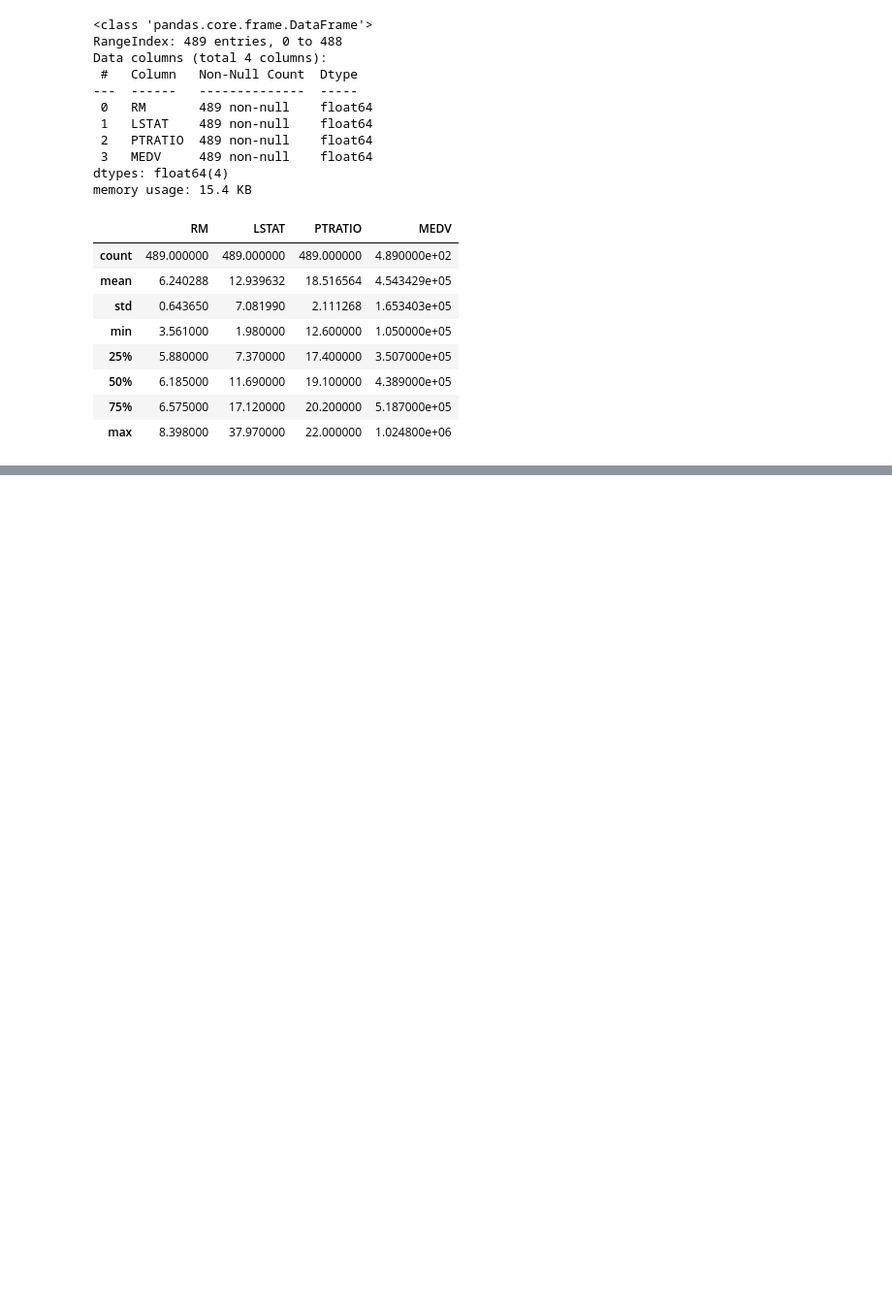
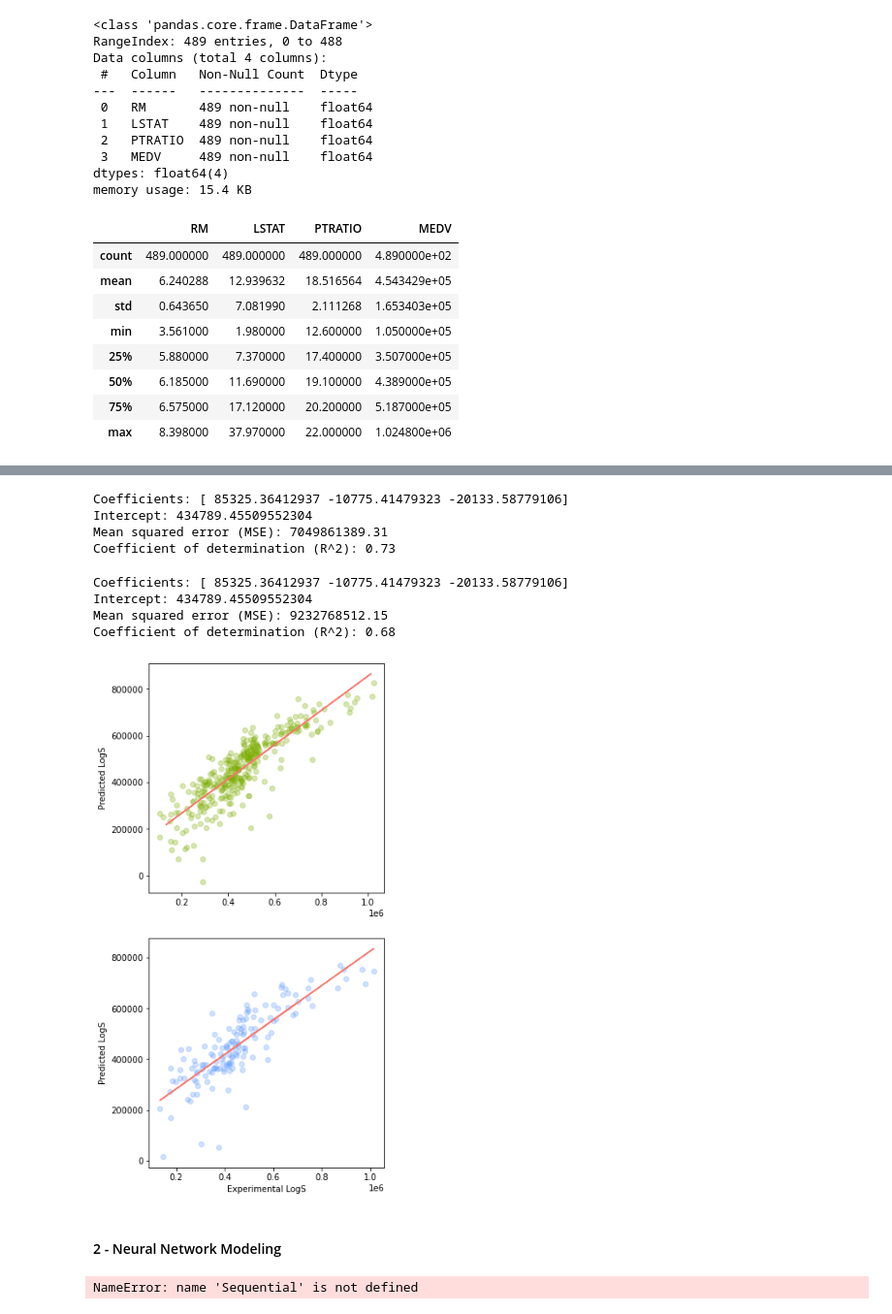
Before and after one commit to shirinsamani/Boston-Housing-Prices, a Jupyter notebook: Udacity_Boston House Price.ipynb, the cells around one changed output, grey strips where cells are left out. Shown: that part at 97% size. Saved outputs shown, nothing was run; the diff lists cells and outputs as text; code cells hidden in the pictures; blank space fills up the shorter version.

```diff
--- a/Udacity_Boston House Price.ipynb
+++ b/Udacity_Boston House Price.ipynb
@@ -66,0 +124,26 @@ features = df_data.drop(columns='MEDV')
+# %%
+print('Coefficients:', model.coef_)
+print('Intercept:', model.intercept_)
+print('Mean squared error (MSE): %.2f'
+      % mean_squared_error(y_train, y_pred_train))
+print('Coefficient of determination (R^2): %.2f'
+      % r2_score(y_train, y_pred_train))
+# %% [output]
+Coefficients: [ 85325.36412937 -10775.41479323 -20133.58779106]
+Intercept: 434789.45509552304
+Mean squared error (MSE): 7049861389.31
+Coefficient of determination (R^2): 0.73
+# %%
+y_pred_test = model.predict(X_test)
+# %%
+print('Coefficients:', model.coef_)
+print('Intercept:', model.intercept_)
+print('Mean squared error (MSE): %.2f'
+      % mean_squared_error(y_test, y_pred_test))
+print('Coefficient of determination (R^2): %.2f'
+      % r2_score(y_test, y_pred_test))
+# %% [output]
+Coefficients: [ 85325.36412937 -10775.41479323 -20133.58779106]
+Intercept: 434789.45509552304
+Mean squared error (MSE): 9232768512.15
+Coefficient of determination (R^2): 0.68
@@ -66,0 +166,36 @@ features = df_data.drop(columns='MEDV')
+# %%
+
+
+plt.figure(figsize=(5,11))
+
+# 2 row, 1 column, plot 1
+plt.subplot(2, 1, 1)
+plt.scatter(x=y_train, y=y_pred_train, c="#7CAE00", alpha=0.3)
+
+# Add trendline
+# https://stackoverflow.com/questions/26447191/how-to-add-trendline-in-python-matplotlib-dot-scatter-graphs
+z = np.polyfit(y_train, y_pred_train, 1)
+p = np.poly1d(z)
+plt.plot(y_test,p(y_test),"#F8766D")
+
+plt.ylabel('Predicted LogS')
+
+
+# 2 row, 1 column, plot 2
+plt.subplot(2, 1, 2)
+plt.scatter(x=y_test, y=y_pred_test, c="#619CFF", alpha=0.3)
+
+z = np.polyfit(y_test, y_pred_test, 1)
+p = np.poly1d(z)
+plt.plot(y_test,p(y_test),"#F8766D")
+
+plt.ylabel('Predicted LogS')
+plt.xlabel('Experimental LogS')
+
+plt.savefig('plot_vertical_logS.png')
+plt.savefig('plot_vertical_logS.pdf')
+plt.show()
+# %% [output]
+[figure, added]
+# %% [markdown]
+#### 2 - Neural Network Modeling
@@ -66,0 +208,11 @@ features = df_data.drop(columns='MEDV')
+# %%
+model = Sequential()
+
+model.add(Dense(128,activation  = 'relu',input_dim =13))
+model.add(Dense(64,activation  = 'relu'))
+model.add(Dense(32,activation  = 'relu'))
+model.add(Dense(16,activation  = 'relu'))
+model.add(Dense(1))
+model.compile(optimizer = 'adam',loss = 'mean_squared_error')
+# %% [output]
+NameError: name 'Sequential' is not defined
```
Also changed, not shown: parts of 16 cells of this notebook.
